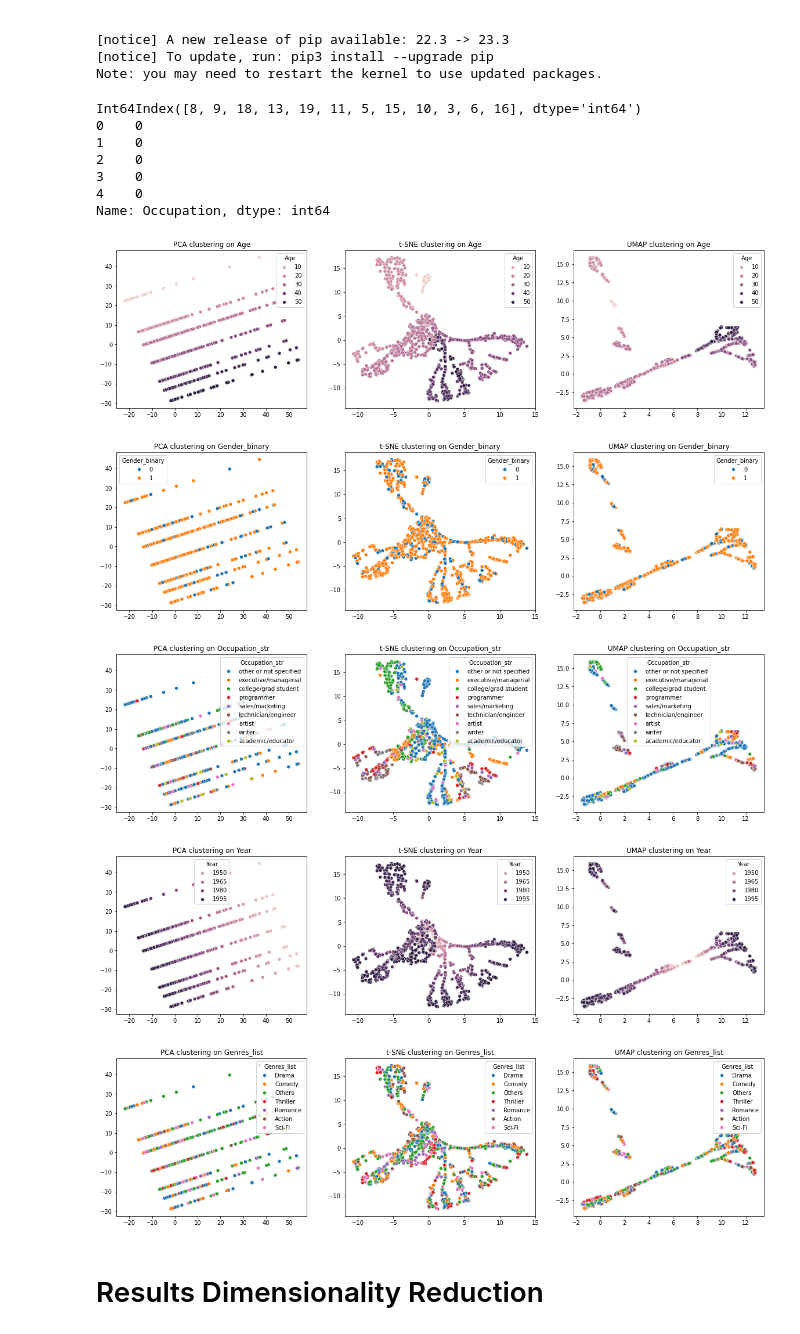
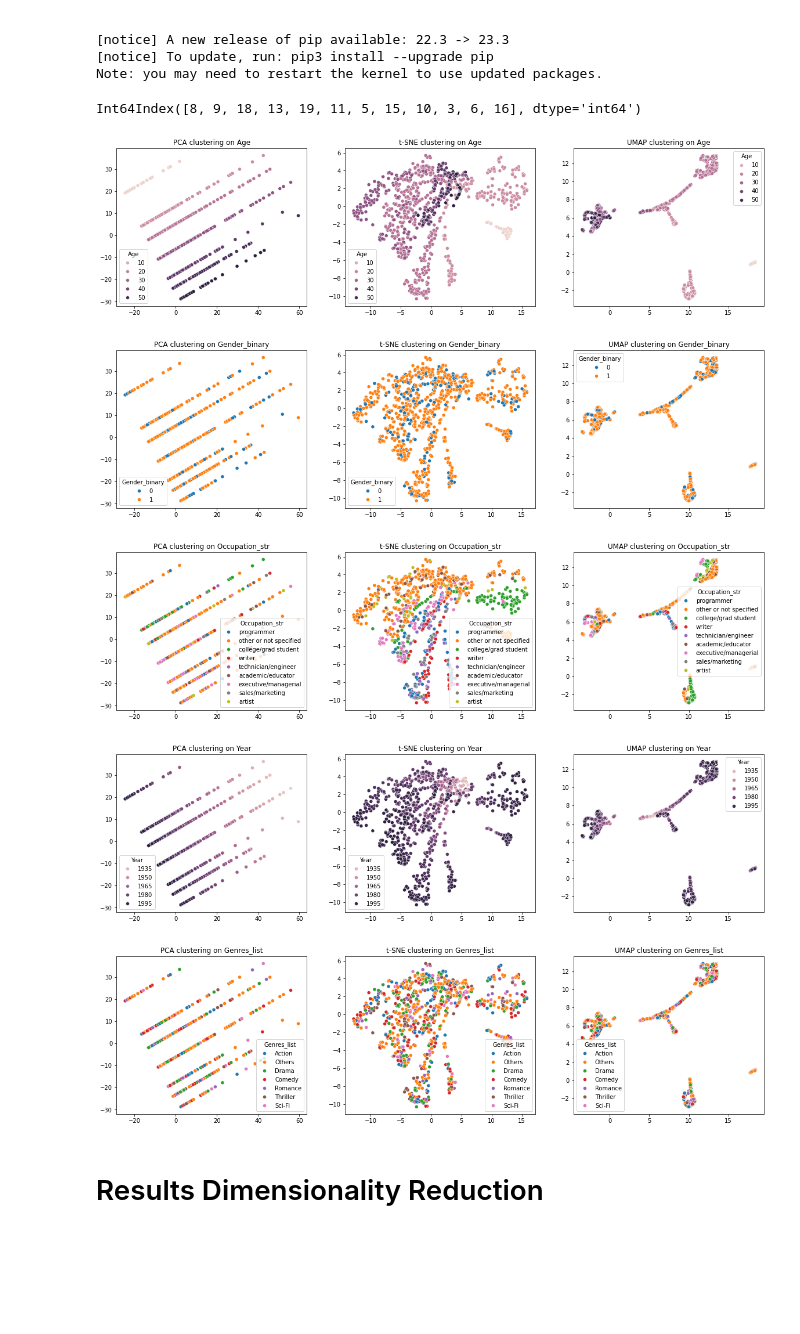
Before and after one commit to vanbuncha/adm, a Jupyter notebook: as1/recom_sys.ipynb, the cells around one changed output. Saved outputs shown, nothing was run; the diff lists cells and outputs as text; code cells hidden in the pictures; blank space fills up the shorter version.

Commit message:
New Visualizations

```diff
--- a/as1/recom_sys.ipynb
+++ b/as1/recom_sys.ipynb
@@ -419,7 +415,7 @@ least_common_occupations = occupation_counts.nsmallest(12).index
 
 # Replace these genres with 'Others' in the DataFrame
 df['Genres_list'] = df['Genres_list'].apply(lambda genres: ["Others" if genre in least_common_genres else genre for genre in genres])
-df['Occupation'] = np.where(df['Occupation'].isin(least_common_occupations), 0, df['Occupation'])
+df['Occupation_limited'] = np.where(df['Occupation'].isin(least_common_occupations), 0, df['Occupation'])
 print(least_common_occupations)
 # Decoded occupations
 occupation_mapping = {
@@ -445,7 +441,7 @@ occupation_mapping = {
     19: "unemployed",
     20: "writer"
 }
-df['Occupation_str'] = df['Occupation'].map(occupation_mapping)
+df['Occupation_str'] = df['Occupation_limited'].map(occupation_mapping)
 # Regenerate the exploded DataFrame for visualization
 exploded_df = df.explode('Genres_list')
 
@@ -464,50 +460,44 @@ exploded_df['Decade'] = pd.cut(exploded_df['Year'], bins=bins, labels=labels, ri
 exploded_df['Gender_binary'] = exploded_df['Gender'].apply(lambda x: 1 if x == 'M' else 0)
 
 subset_df = exploded_df.sample(n=1000)
-user_features = subset_df[['Rating','Age','Gender_binary','Occupation','Year', 'Genres_encoded']]
+user_features = subset_df[['Rating','Age','Gender_binary','Occupation_limited','Year', 'Genres_encoded', 'Rating']]
 
 # For PCA
 pca = PCA(n_components=3)
 user_pca = pca.fit_transform(user_features)
 
 # For t-SNE
 tsne = TSNE(n_components=3)
 user_tsne = tsne.fit_transform(user_features)
 
 # For UMAP
 umap_model = umap.UMAP(n_components=3)
 user_umap = umap_model.fit_transform(user_features)
 
 # Plotting, take the strings
 variables=['Age', 'Gender_binary','Occupation_str','Year', 'Genres_list']
 for variable in variables:
     fig, axs = plt.subplots(1, 3, figsize=(20, 5))
     # Plot PCA
     sns.scatterplot(x=user_pca[:, 0], y=user_pca[:, 1], hue=subset_df[variable], ax=axs[0])
     axs[0].set_title(f'PCA clustering on {variable}')
 
     # Plot t-SNE
     sns.scatterplot(x=user_tsne[:, 0], y=user_tsne[:, 1], hue=subset_df[variable], ax=axs[1])
     axs[1].set_title(f't-SNE clustering on {variable}')
 
     # Plot UMAP
     sns.scatterplot(x=user_umap[:, 0], y=user_umap[:, 1], hue=subset_df[variable], ax=axs[2])
     axs[2].set_title(f'UMAP clustering on {variable}')
 
 plt.show()
 # %% [output]
 Int64Index([8, 9, 18, 13, 19, 11, 5, 15, 10, 3, 6, 16], dtype='int64')
-0    0
-1    0
-2    0
-3    0
-4    0
-Name: Occupation, dtype: int64
-[figure, old version]
+[figure, new version]
-[figure, old version]
+[figure, new version]
-[figure, old version]
+[figure, new version]
-[figure, old version]
+[figure, new version]
-[figure, old version]
+[figure, new version]
 # %% [markdown]
 # Results Dimensionality Reduction
 # %% [markdown]
```
Also changed, not shown: parts of 2 cells of this notebook, 11 other files.
